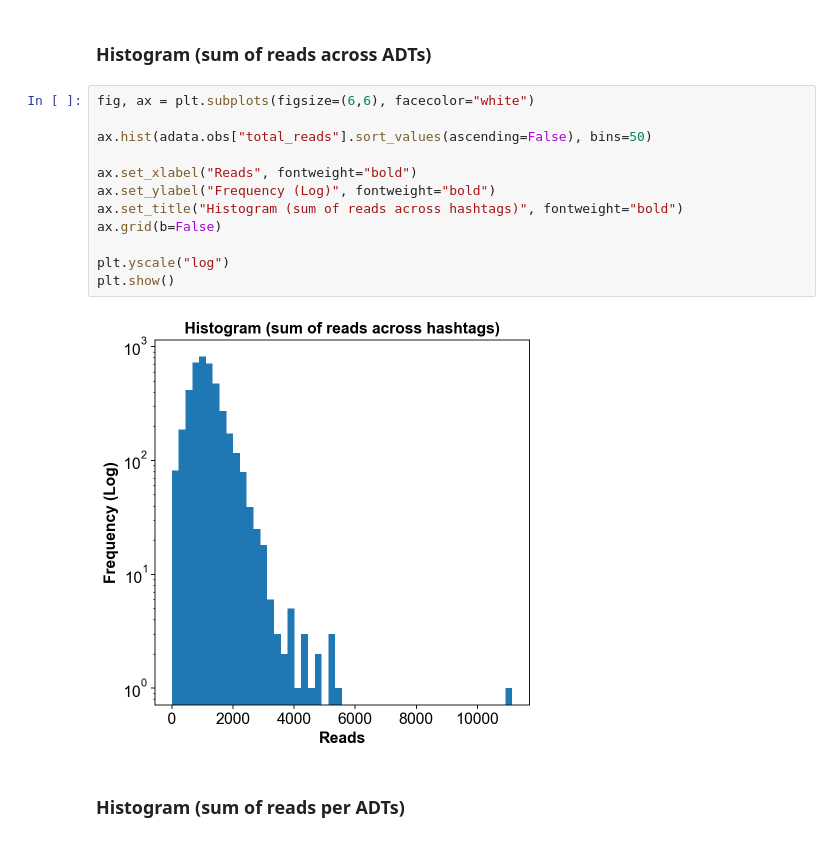
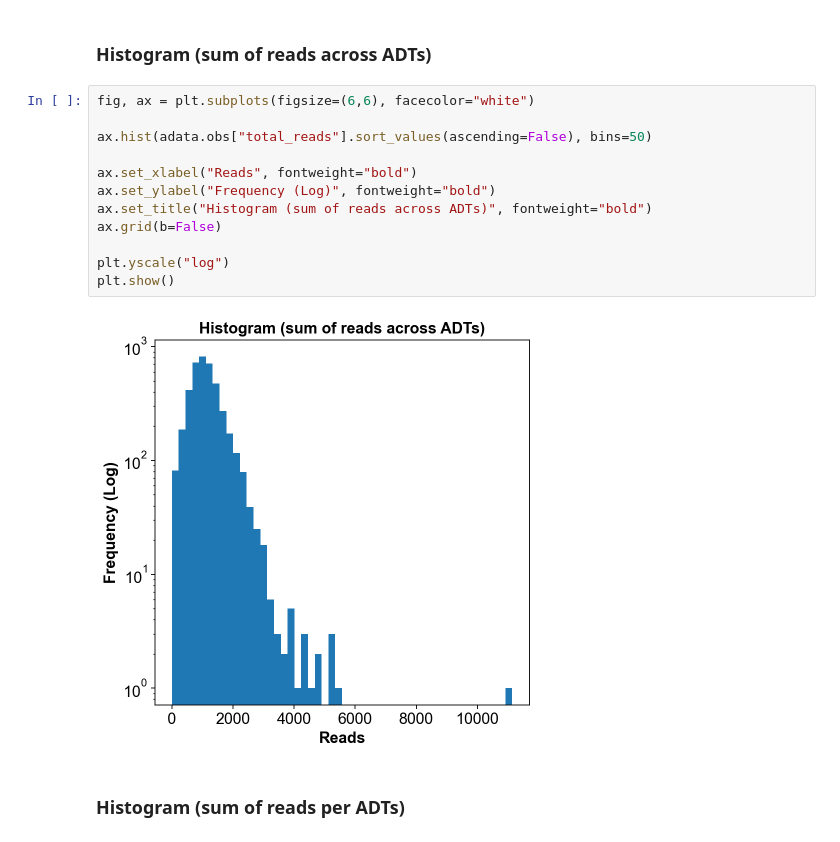
Before and after one commit to hisplan/sharp, a Jupyter notebook: manual-inspection/inspect-citeseq-v2.ipynb, the cells around one changed output. Drawn from its saved outputs; the diff is of its cells as text.

```diff
--- a/manual-inspection/inspect-citeseq-v2.ipynb
+++ b/manual-inspection/inspect-citeseq-v2.ipynb
@@ -273,17 +273,17 @@ dtype: int64
 # %%
 fig, ax = plt.subplots(figsize=(6,6), facecolor="white")
 
 ax.hist(adata.obs["total_reads"].sort_values(ascending=False), bins=50)
 
 ax.set_xlabel("Reads", fontweight="bold")
 ax.set_ylabel("Frequency (Log)", fontweight="bold")
-ax.set_title("Histogram (sum of reads across hashtags)", fontweight="bold")
+ax.set_title("Histogram (sum of reads across ADTs)", fontweight="bold")
 ax.grid(b=False)
 
 plt.yscale("log")
 plt.show()
 # %% [output]
-[figure, old version]
+[figure, new version]
 # %% [markdown]
 ### Histogram (sum of reads per ADTs)
 # %%
```
Also changed, not shown: parts of 2 cells of this notebook.
